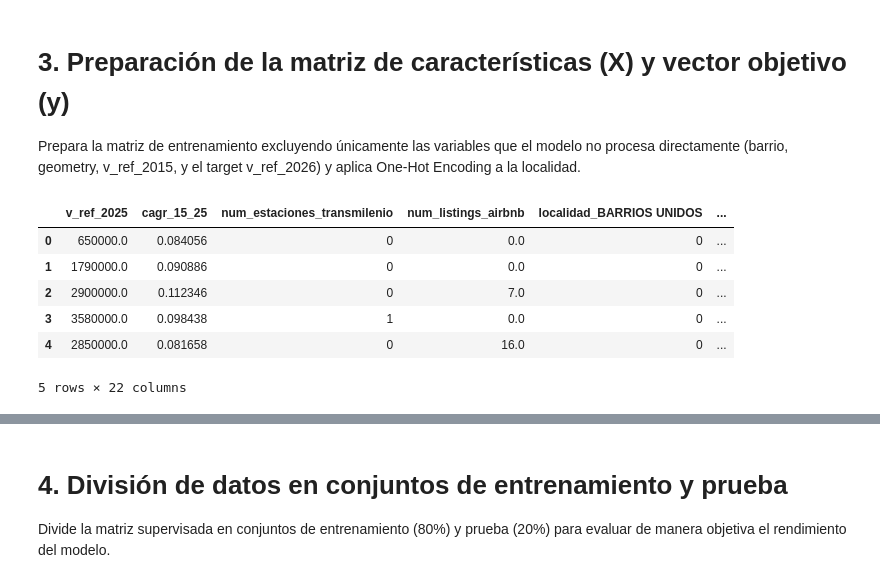
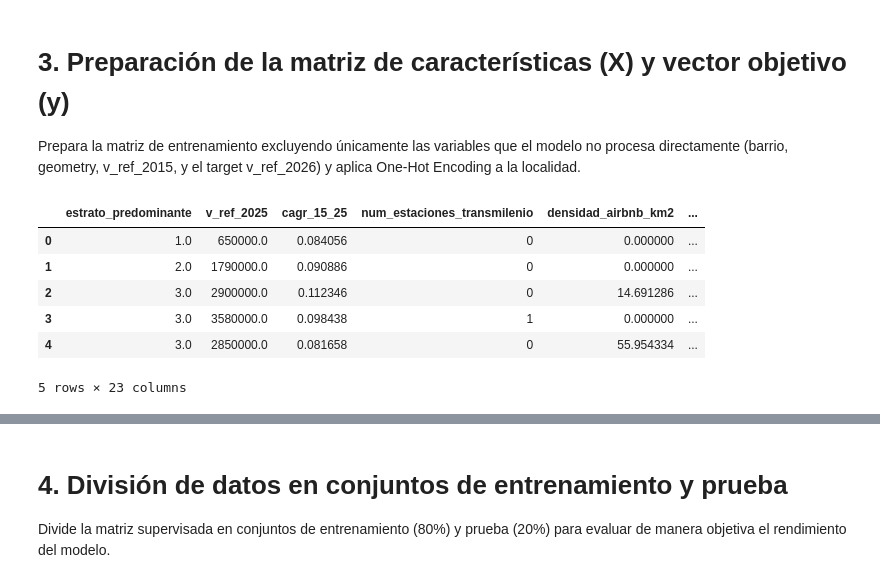
Before and after one commit to Informer20/grupo14-hipervalorizacion-bogota, a Jupyter notebook: notebooks/03_Random_Forest_Regressor.ipynb, the cells around one changed output, grey strips where cells are left out. Cells and saved outputs as stored; diff of their text form; code cells hidden in the pictures.

Commit message:
Agregar estrato y densidad a modelos existentes

```diff
--- a/notebooks/03_Random_Forest_Regressor.ipynb
+++ b/notebooks/03_Random_Forest_Regressor.ipynb
@@ -113,22 +113,22 @@ Prepara la matriz de entrenamiento excluyendo únicamente las variables que el m
 # %%
 # Preparar Matriz X (features) y Vector y (target) para el set supervisado
 y_sup = df_supervised['v_ref_2026']
 
 # Excluir columnas no numéricas o estructurales para el entrenamiento del modelo
-cols_a_excluir = ['barrio', 'geometry', 'v_ref_2015', 'v_ref_2026']
+cols_a_excluir = ['barrio', 'geometry', 'v_ref_2015', 'v_ref_2026', 'num_listings_airbnb', 'area_km2']
 X_sup = df_supervised.drop(columns=[col for col in cols_a_excluir if col in df_supervised.columns])
 
 # Aplicar One-Hot Encoding a la variable categórica 'localidad'
 X_sup = pd.get_dummies(X_sup, columns=['localidad'], drop_first=True, dtype=int)
 display(X_sup.head())
 # %% [output]
-|  | v_ref_2025 | cagr_15_25 | num_estaciones_transmilenio | num_listings_airbnb | localidad_BARRIOS UNIDOS | ... |
-| 0 | 650000.0 | 0.084056 | 0 | 0.0 | 0 | ... |
-| 1 | 1790000.0 | 0.090886 | 0 | 0.0 | 0 | ... |
-| 2 | 2900000.0 | 0.112346 | 0 | 7.0 | 0 | ... |
-| 3 | 3580000.0 | 0.098438 | 1 | 0.0 | 0 | ... |
-| 4 | 2850000.0 | 0.081658 | 0 | 16.0 | 0 | ... |
+|  | estrato_predominante | v_ref_2025 | cagr_15_25 | num_estaciones_transmilenio | densidad_airbnb_km2 | ... |
+| 0 | 1.0 | 650000.0 | 0.084056 | 0 | 0.000000 | ... |
+| 1 | 2.0 | 1790000.0 | 0.090886 | 0 | 0.000000 | ... |
+| 2 | 3.0 | 2900000.0 | 0.112346 | 0 | 14.691286 | ... |
+| 3 | 3.0 | 3580000.0 | 0.098438 | 1 | 0.000000 | ... |
+| 4 | 3.0 | 2850000.0 | 0.081658 | 0 | 55.954334 | ... |
-5 rows × 22 columns
+5 rows × 23 columns
 # %%
 df_supervised
 # %% [output]
```
Also changed, not shown: parts of 5 cells of this notebook, 1 other file.
